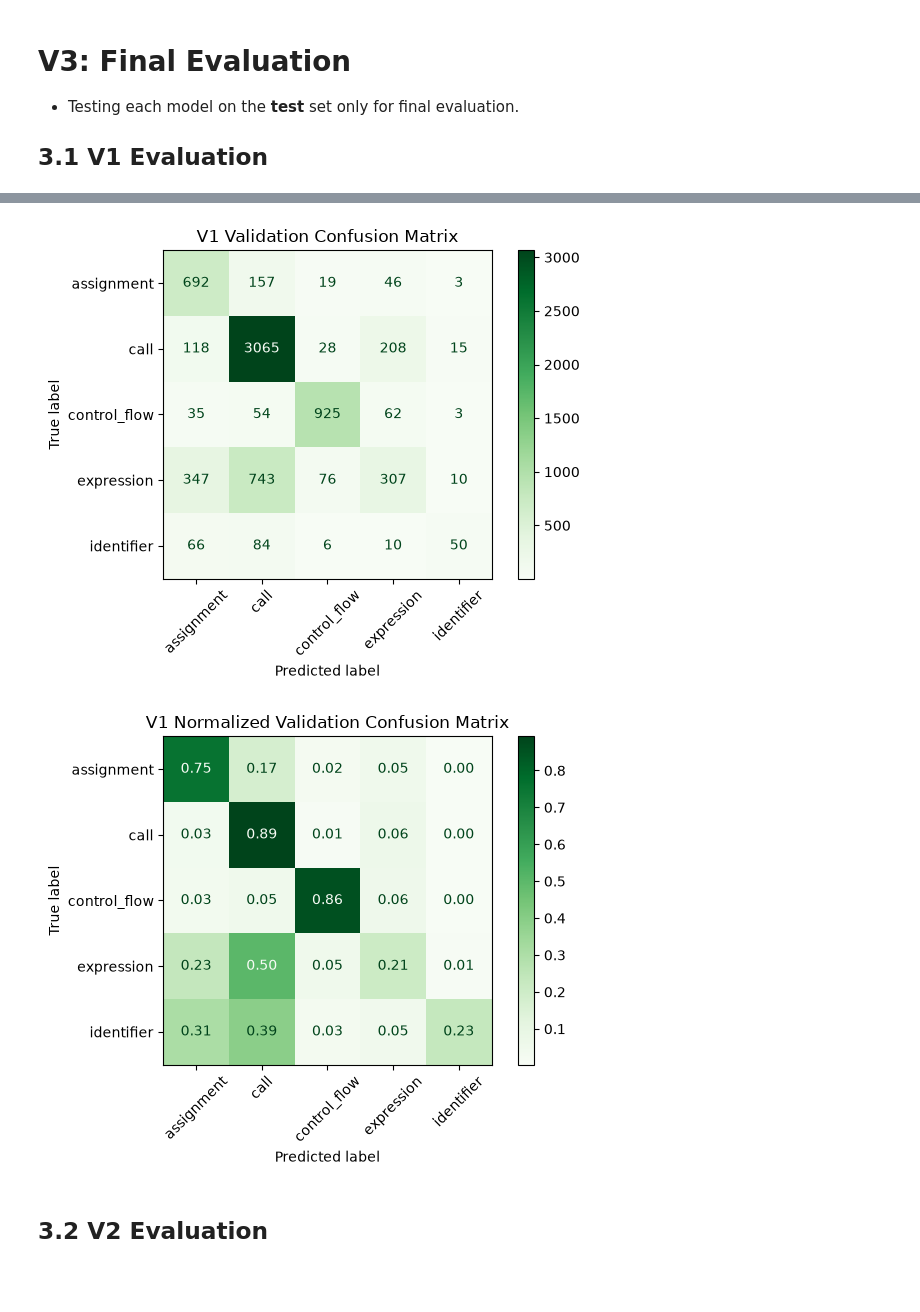
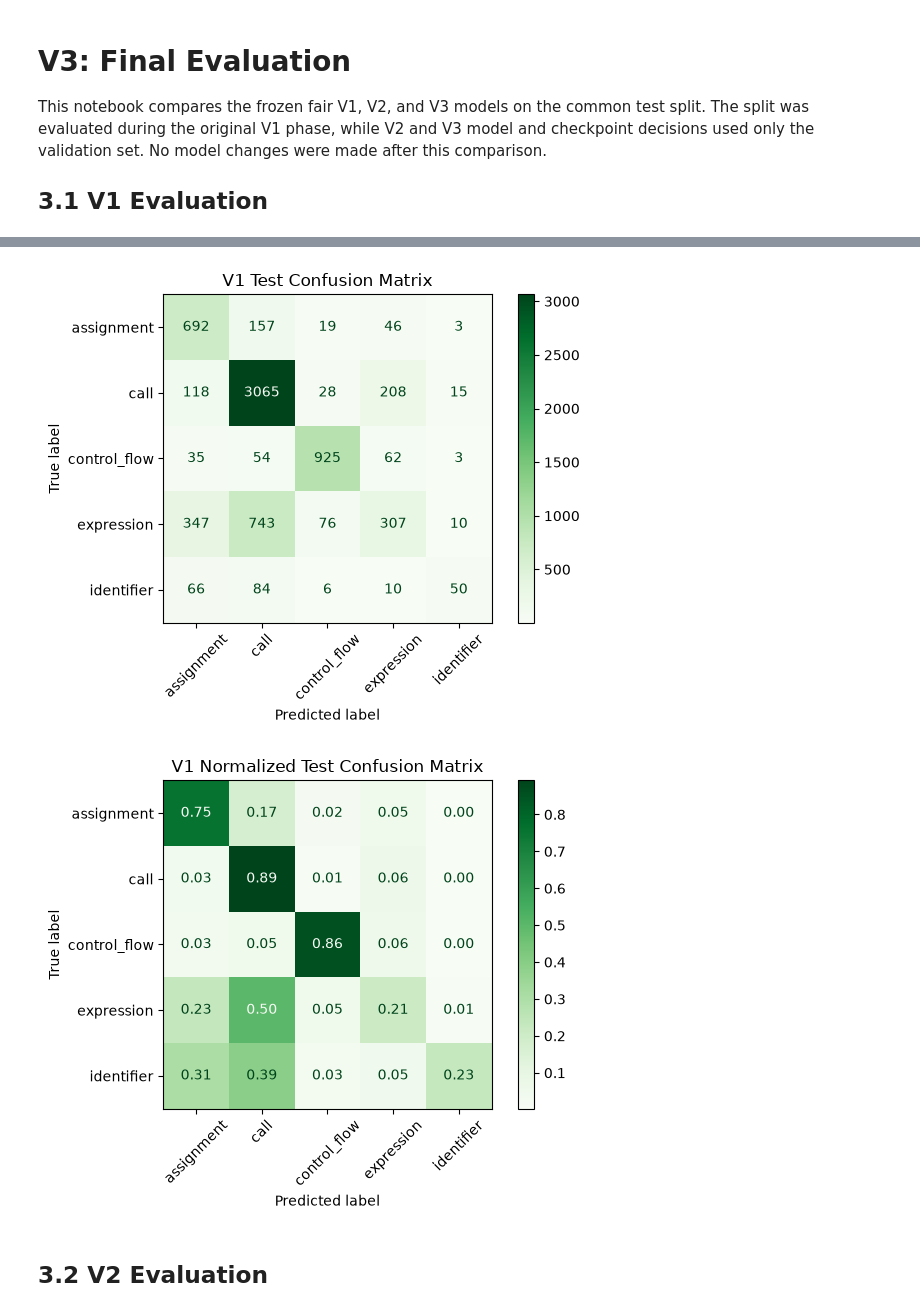
Before and after one commit to Benjamin-Chong/Python-BugFix-Classifier, a Jupyter notebook: notebooks/v3/03_final_evaluation.ipynb, the cells around one changed output, grey strips where cells are left out. Cells and saved outputs as stored; diff of their text form; code cells hidden in the pictures; blank space fills up the shorter version.

```diff
--- a/notebooks/v3/03_final_evaluation.ipynb
+++ b/notebooks/v3/03_final_evaluation.ipynb
@@ -1,6 +1,6 @@
 # %% [markdown]
 # V3: Final Evaluation
-- Testing each model on the **test** set only for final evaluation.
+This notebook compares the frozen fair V1, V2, and V3 models on the common test split. The split was evaluated during the original V1 phase, while V2 and V3 model and checkpoint decisions used only the validation set. No model changes were made after this comparison.
 
 ## 3.1 V1 Evaluation
 # %%
@@ -33,48 +33,48 @@ print("Classes:", v1_model.classes_)
 print("Confusion Matrix:")
 print(v1_cf_mat)
 
-report = classification_report(v1_test_truth_label, v1_predictions, labels=v1_model.classes_, digits=4, zero_division=0)
-print(report)
+v1_report = classification_report(v1_test_truth_label, v1_predictions, labels=v1_model.classes_, digits=4, zero_division=0)
+print(v1_report)
 
 v1_cm_display = ConfusionMatrixDisplay(confusion_matrix=v1_cf_mat, display_labels=v1_model.classes_)
 
 v1_cm_display.plot(cmap='Greens', values_format='d')
 plt.xticks(rotation=45)
-plt.title('V1 Validation Confusion Matrix')
+plt.title('V1 Test Confusion Matrix')
 plt.tight_layout()
 plt.show()
 
-normalized_confusion = confusion_matrix(v1_test_truth_label, v1_predictions, labels=v1_model.classes_, normalize='true')
+v1_normalized_confusion = confusion_matrix(v1_test_truth_label, v1_predictions, labels=v1_model.classes_, normalize='true')
 
-cm_display = ConfusionMatrixDisplay(confusion_matrix=normalized_confusion, display_labels=v1_model.classes_)
+v1_cm_display = ConfusionMatrixDisplay(confusion_matrix=v1_normalized_confusion, display_labels=v1_model.classes_)
 
-cm_display.plot(cmap='Greens', values_format='.2f')
+v1_cm_display.plot(cmap='Greens', values_format='.2f')
 plt.xticks(rotation=45)
-plt.title('V1 Normalized Validation Confusion Matrix')
+plt.title('V1 Normalized Test Confusion Matrix')
 plt.tight_layout()
 plt.show()
 # %% [output]
 Accuracy: 0.7068
 Classes: ['assignment' 'call' 'control_flow' 'expression' 'identifier']
 Confusion Matrix:
 [[ 692  157   19   46    3]
  [ 118 3065   28  208   15]
  [  35   54  925   62    3]
  [ 347  743   76  307   10]
  [  66   84    6   10   50]]
               precision    recall  f1-score   support
 
   assignment     0.5501    0.7546    0.6363       917
         call     0.7470    0.8925    0.8133      3434
 control_flow     0.8776    0.8573    0.8673      1079
   expression     0.4850    0.2070    0.2902      1483
   identifier     0.6173    0.2315    0.3367       216
 
     accuracy                         0.7068      7129
    macro avg     0.6554    0.5886    0.5888      7129
 weighted avg     0.6830    0.7068    0.6755      7129
-[figure, old version]
+[figure, new version]
-[figure, old version]
+[figure, new version]
 # %% [markdown]
 ## 3.2 V2 Evaluation
 # %%
```
Also changed, not shown: parts of 4 cells of this notebook, 5 other files.
